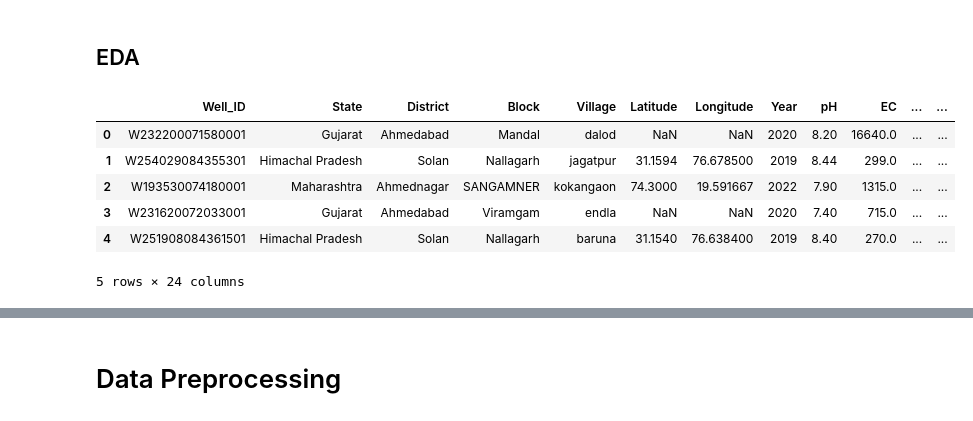
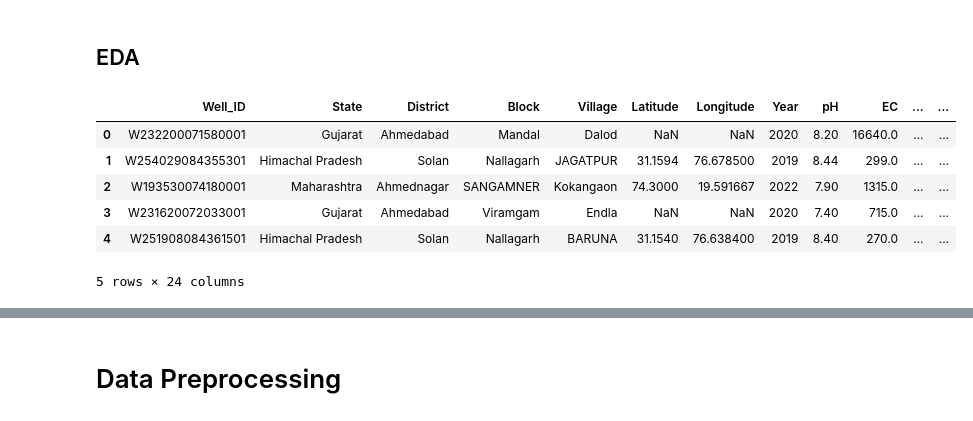
Before and after one commit to aquilina-barhouche/GenAI-Pinnacle-Program, a Jupyter notebook: Module 1 - Intro to DL using PyTorch/01_assignments/assignment_01_water_quality.ipynb, the cells around one changed output, grey strips where cells are left out. Drawn from its saved outputs; the diff is of its cells as text; code cells hidden in the pictures.

```diff
--- a/Module 1 - Intro to DL using PyTorch/01_assignments/assignment_01_water_quality.ipynb
+++ b/Module 1 - Intro to DL using PyTorch/01_assignments/assignment_01_water_quality.ipynb
@@ -67,14 +76,13 @@ import torch.optim as optim
 # %%
 # Loading data
 df = pd.read_csv('../xx_data/water_quality.csv')
 
-df["Village"] = df['Village'].str.lower()
 df.head()
 # %% [output]
 |  | Well_ID | State | District | Block | Village | Latitude | Longitude | Year | pH | EC | ... | ... |
-| 0 | W232200071580001 | Gujarat | Ahmedabad | Mandal | dalod | NaN | NaN | 2020 | 8.20 | 16640.0 | ... | ... |
-| 1 | W254029084355301 | Himachal Pradesh | Solan | Nallagarh | jagatpur | 31.1594 | 76.678500 | 2019 | 8.44 | 299.0 | ... | ... |
-| 2 | W193530074180001 | Maharashtra | Ahmednagar | SANGAMNER | kokangaon | 74.3000 | 19.591667 | 2022 | 7.90 | 1315.0 | ... | ... |
-| 3 | W231620072033001 | Gujarat | Ahmedabad | Viramgam | endla | NaN | NaN | 2020 | 7.40 | 715.0 | ... | ... |
-| 4 | W251908084361501 | Himachal Pradesh | Solan | Nallagarh | baruna | 31.1540 | 76.638400 | 2019 | 8.40 | 270.0 | ... | ... |
+| 0 | W232200071580001 | Gujarat | Ahmedabad | Mandal | Dalod | NaN | NaN | 2020 | 8.20 | 16640.0 | ... | ... |
+| 1 | W254029084355301 | Himachal Pradesh | Solan | Nallagarh | JAGATPUR | 31.1594 | 76.678500 | 2019 | 8.44 | 299.0 | ... | ... |
+| 2 | W193530074180001 | Maharashtra | Ahmednagar | SANGAMNER | Kokangaon | 74.3000 | 19.591667 | 2022 | 7.90 | 1315.0 | ... | ... |
+| 3 | W231620072033001 | Gujarat | Ahmedabad | Viramgam | Endla | NaN | NaN | 2020 | 7.40 | 715.0 | ... | ... |
+| 4 | W251908084361501 | Himachal Pradesh | Solan | Nallagarh | BARUNA | 31.1540 | 76.638400 | 2019 | 8.40 | 270.0 | ... | ... |
 5 rows × 24 columns
```
Also changed, not shown: parts of 51 cells of this notebook, 1 other file.
